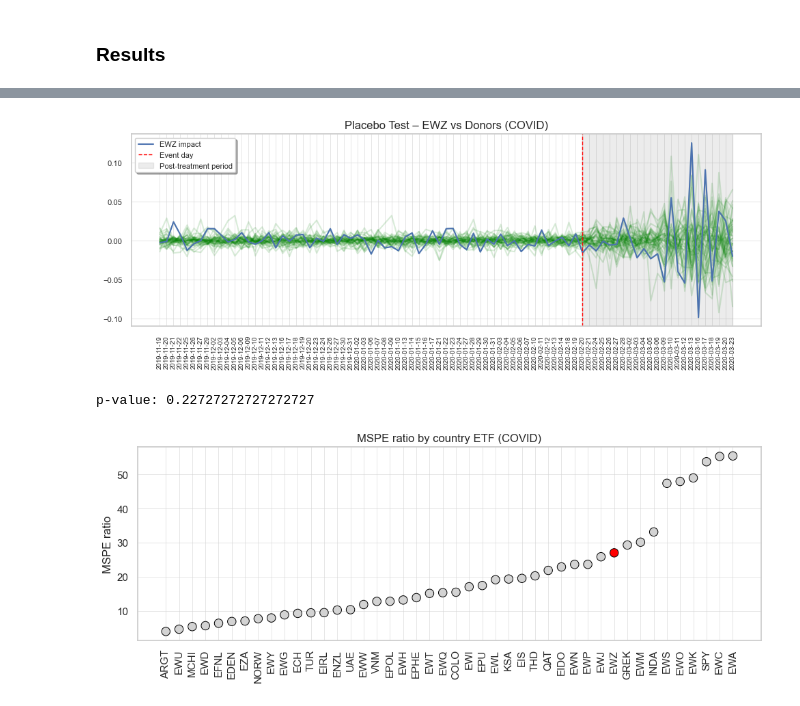
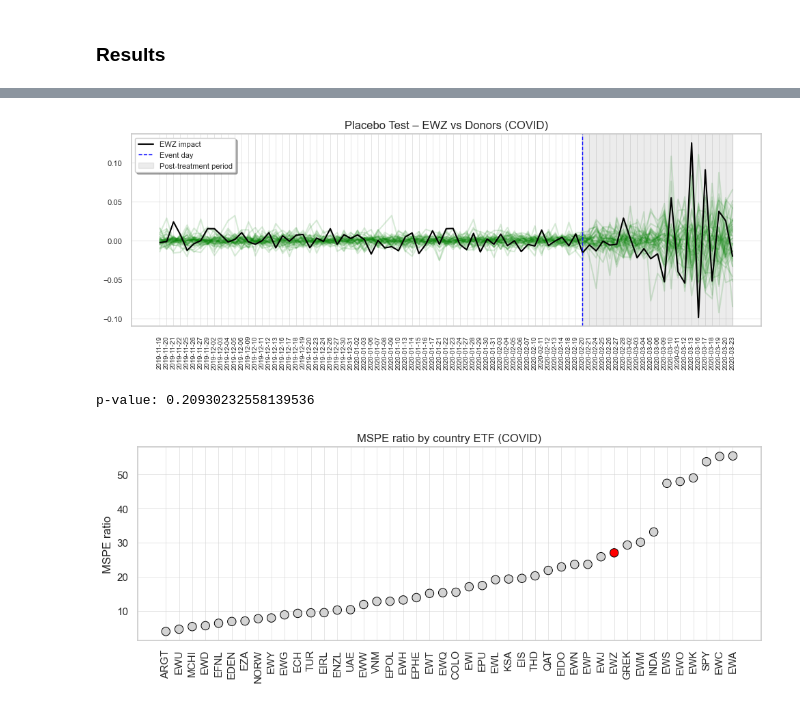
Before and after one commit to rdemarqui/causal_impact_on_ewz, a Jupyter notebook: ewz_analisys.ipynb, the cells around one changed output, grey strips where cells are left out. Saved outputs shown, nothing was run; the diff lists cells and outputs as text; code cells hidden in the pictures.

```diff
--- a/ewz_analisys.ipynb
+++ b/ewz_analisys.ipynb
@@ -148,0 +149,16 @@ plt.show()
+# %%
+# Plot pointwise effect (GAP)
+plt.rcParams["grid.color"] = "lightgray"
+plt.rcParams["grid.linewidth"] = 0.4
+plt.figure(figsize=(10, 3))
+
+plt.plot(df_norm.index, treated - EWZ_synth_canon, color="black", label='EWZ')
+plt.axvline(t0, color="blue", linestyle="--", linewidth=1, label="Event day")
+plt.axvspan(treatment_date, df_norm.index[-1], color="gray", alpha=0.15, label="Post-treatment period")
+
+plt.xticks(rotation=90, fontsize=7)
+plt.yticks(fontsize=8)
+plt.title("Pointwise Effect (Joesley Day)")
+plt.legend(frameon=True, fancybox=True, shadow=True, fontsize=8)
+plt.tight_layout()
+plt.show()
@@ -345,0 +366,16 @@ plot_synthetic_control_with_gap(
+# %%
+# Plot pointwise effect (GAP)
+plt.rcParams["grid.color"] = "lightgray"
+plt.rcParams["grid.linewidth"] = 0.4
+plt.figure(figsize=(10, 3))
+
+plt.plot(df_norm.index, treated - EWZ_synth_canon, color="black", label='EWZ')
+plt.axvline(t0, color="blue", linestyle="--", linewidth=1, label="Event day")
+plt.axvspan(treatment_date, df_norm.index[-1], color="gray", alpha=0.15, label="Post-treatment period")
+
+plt.xticks(rotation=90, fontsize=7)
+plt.yticks(fontsize=8)
+plt.title("Pointwise Effect (COVID)")
+plt.legend(frameon=True, fancybox=True, shadow=True, fontsize=8)
+plt.tight_layout()
+plt.show()
@@ -346,21 +384,28 @@ plot_synthetic_control_with_gap(
 # %%
 # Placebo test
+placebo_gap = placebo_test(df_norm, treatment_date) # canonical method
+#placebo_gap = placebo_test(df_norm, treatment_date, weight_calculus='ols') # ols method
+
+treated_gap = placebo_gap['EWZ']
+placebo_gap.pop("EWZ")
+
+# Plot
 plt.figure(figsize=(10,4))
 for k in placebo_gap:
     plt.plot(placebo_gap[k].index, placebo_gap[k].values, color="green", alpha=0.15)
-plt.plot(df_norm.index, treated_gap, label='EWZ impact')
+plt.plot(df_norm.index, treated_gap, color="black", label='EWZ impact')
 
-plt.axvline(t0, color="red", linestyle="--", linewidth=1, label="Event day")
+plt.axvline(t0, color="blue", linestyle="--", linewidth=1, label="Event day")
 plt.axvspan(treatment_date, df_norm.index[-1], color="gray", alpha=0.15, label="Post-treatment period")
 
 plt.xticks(rotation=90, fontsize=7)
 plt.yticks(fontsize=8)
 plt.title("Placebo Test – EWZ vs Donors (COVID)")
 plt.legend(frameon=True, fancybox=True, shadow=True, fontsize=8)
 plt.tight_layout()
 plt.show()
 # %% [output]
-[figure, old version]
+[figure, new version]
 # %%
 # MSPE pre-treatment
 mspe_treated_pre = float(np.mean(treated_gap[:t0]**2))
@@ -378,7 +423,7 @@ mspe_ratio_placebo = [mspe_placebo_post[i] / mspe_placebo_pre[i] for i in mspe_p
 p_value = np.mean(mspe_ratio_placebo >= np.array(mspe_ratio_treated))
 print(f"p-value: {p_value}")
 # %% [output]
-p-value: 0.22727272727272727
+p-value: 0.20930232558139536
 # %%
 # Plot MSPE
 mspe_plot = pd.DataFrame(
```
Also changed, not shown: parts of 23 cells of this notebook, 3 other files.
